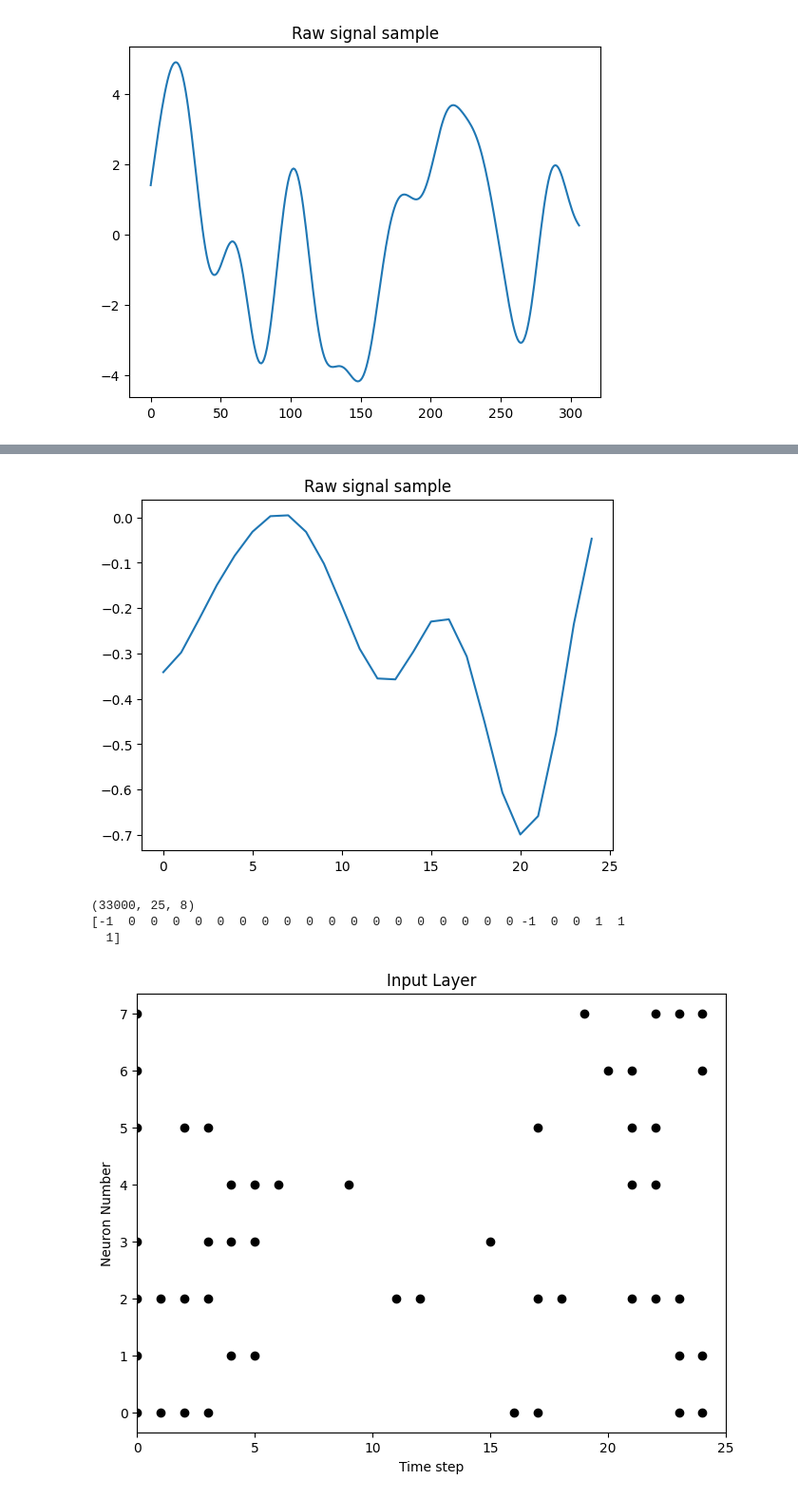
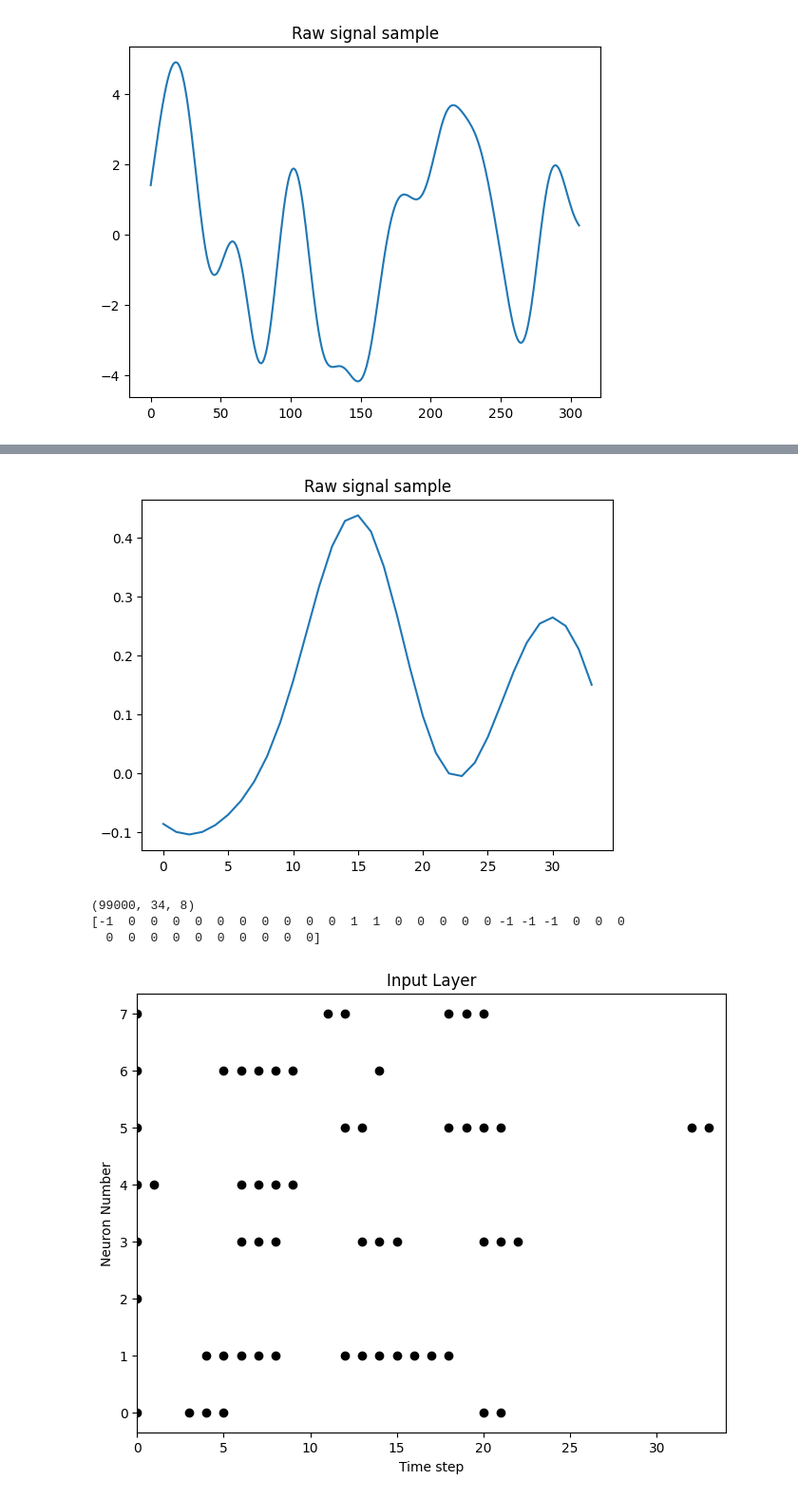
Before and after one commit to MacFadyenK/VirtualKeyboard, a Jupyter notebook: BCI_keyboard_pipeline.ipynb, the cells around one changed output, grey strips where cells are left out. Shown at 95% size. Drawn from its saved outputs; the diff is of its cells as text; code cells hidden in the pictures.

```diff
--- a/BCI_keyboard_pipeline.ipynb
+++ b/BCI_keyboard_pipeline.ipynb
@@ -65,7 +65,7 @@ Total data shape: (8, 307, 99000), Total labels shape: (99000,), Total chars len
 
 # feature extraction
 t2 = time.perf_counter()
-X_fe, y_fe = fn_feature_extraction.extractFeatures(X, y, k=3, t_min=150, t_max=450, norm_type='std', factor=6)
+X_fe, y_fe = fn_feature_extraction.extractFeatures(X, y, k=1, t_min=200, t_max=400, norm_type='std', factor=3)
 fe_time = (time.perf_counter() - t2) * 1000
 
 plt.plot(X_fe[0, 0, :])  # trial 0, channel 0
@@ -78,31 +78,31 @@ Shape after feature extraction: (33000, 8, 25)
 # %%
 plt.plot(X_fe[0, 7, :])  # trial 0, channel 0
 plt.title("Raw signal sample")
 plt.show()
 
-X_encoded = delta_encoding.delta_encode(X_fe, threshold=0.15) #spike encoding to implement
+X_encoded = delta_encoding.delta_encode(X_fe, threshold=0.08) #spike encoding to implement
 print(X_encoded.shape)
 # Create fig, ax
 fig = plt.figure(facecolor="w", figsize=(8, 6))
 ax = fig.add_subplot(111)
 
 print(X_encoded[0, :, 7])
 trial_spikes = torch.from_numpy(X_encoded[0, :, :])
 
 # Raster plot of delta converted data
 splt.raster(trial_spikes, ax, c="black")
 
 plt.title("Input Layer")
 plt.xlabel("Time step")
 plt.ylabel("Neuron Number")
 plt.xlim(0, X_encoded.shape[1])
 plt.show()
 # %% [output]
-[figure, old version]
+[figure, new version]
-(33000, 25, 8)
-[-1  0  0  0  0  0  0  0  0  0  0  0  0  0  0  0  0  0  0 -1  0  0  1  1
-  1]
+(99000, 34, 8)
+[-1  0  0  0  0  0  0  0  0  0  0  1  1  0  0  0  0  0 -1 -1 -1  0  0  0
+  0  0  0  0  0  0  0  0  0  0]
-[figure, old version]
+[figure, new version]
 # %%
 
 # create module
```
Also changed, not shown: parts of 2 cells of this notebook, 1 other file.
